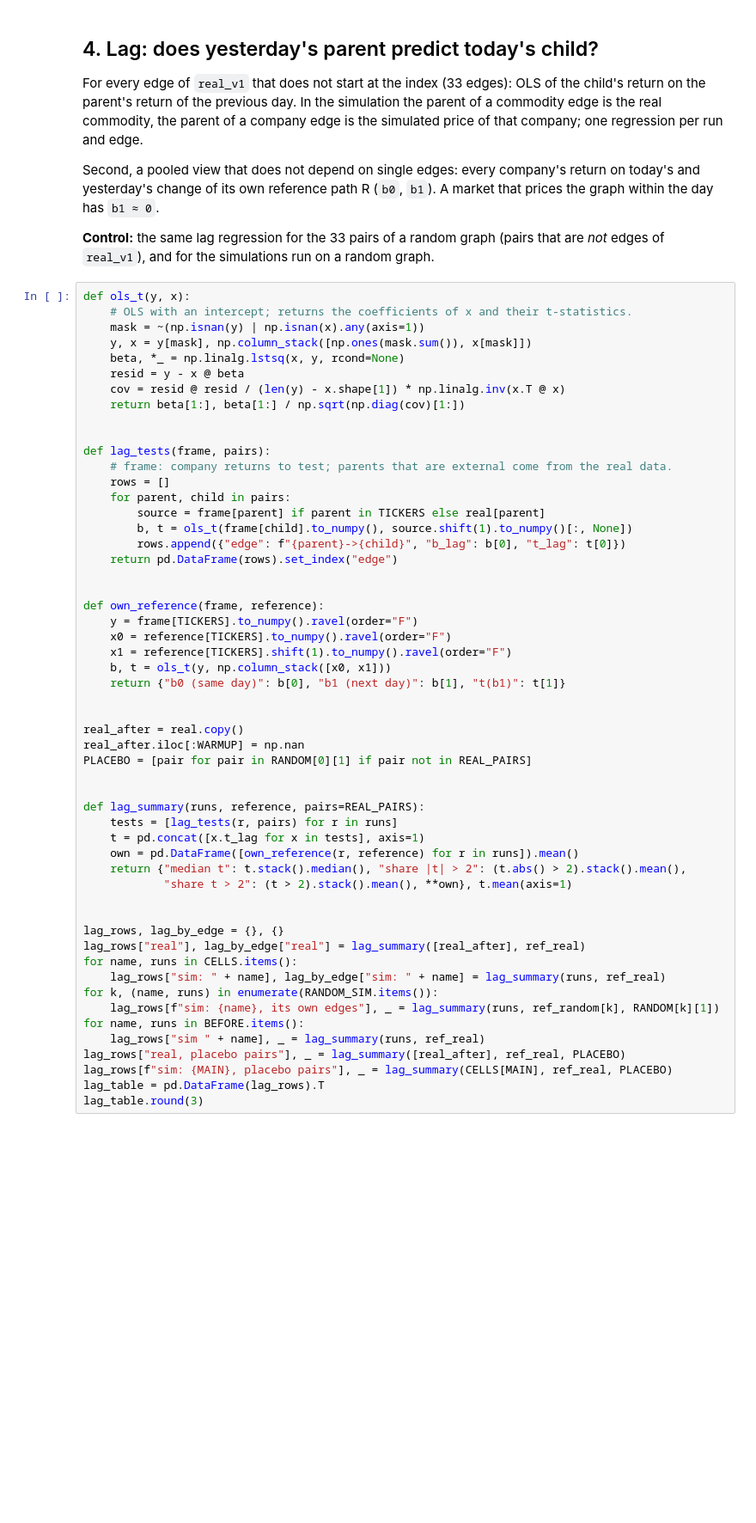
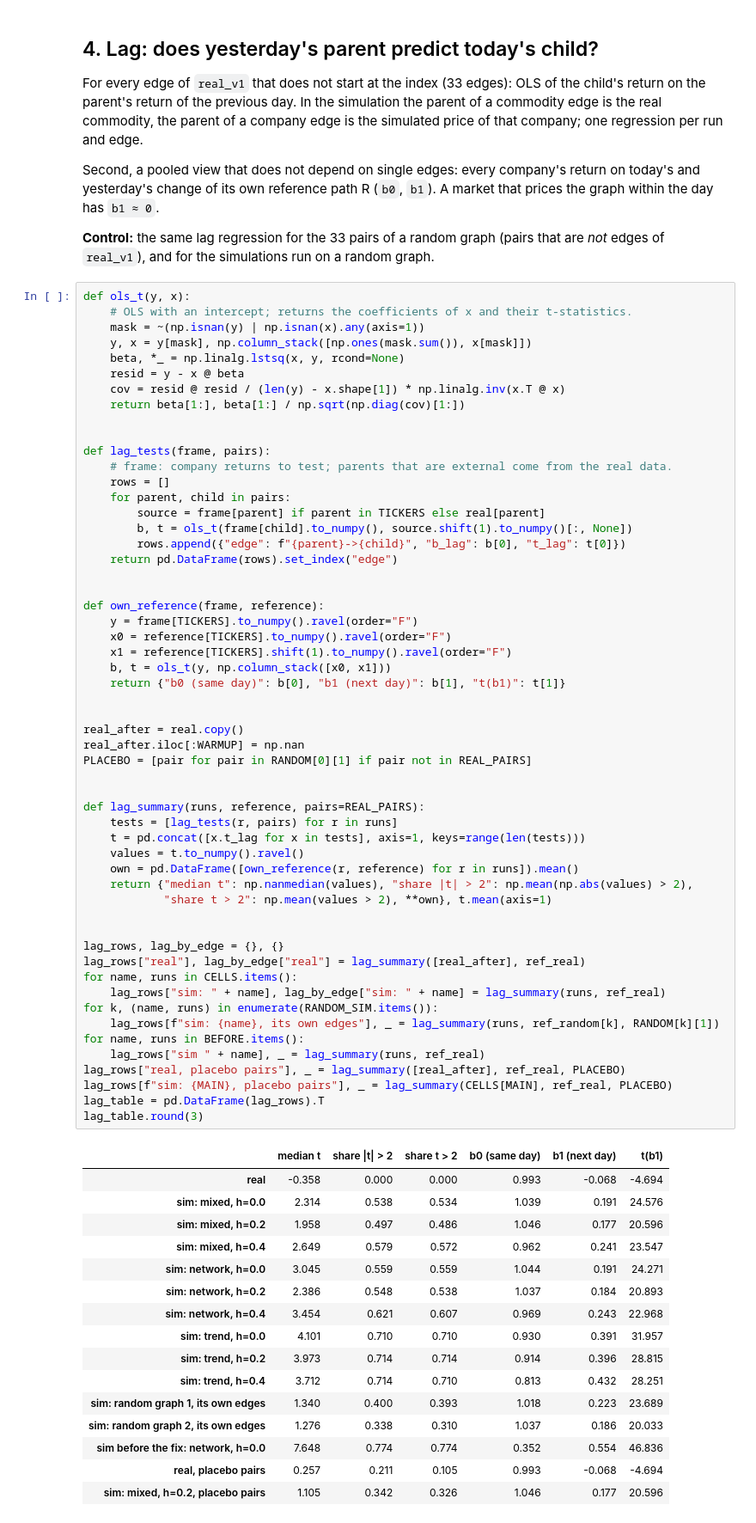
Before and after one commit to dmitrykitty/stock-exchange-simulation, a Jupyter notebook: notebooks/06_real_checks.ipynb, the cells around one changed output. Shown at 86% size. Cells and saved outputs as stored; diff of their text form; blank space fills up the shorter version.

Commit message:
notebooks: run F6 wave and real-checks notebooks on the short E5

```diff
--- a/notebooks/06_real_checks.ipynb
+++ b/notebooks/06_real_checks.ipynb
@@ -493,36 +653,54 @@ def lag_tests(frame, pairs):
 def own_reference(frame, reference):
     y = frame[TICKERS].to_numpy().ravel(order="F")
     x0 = reference[TICKERS].to_numpy().ravel(order="F")
     x1 = reference[TICKERS].shift(1).to_numpy().ravel(order="F")
     b, t = ols_t(y, np.column_stack([x0, x1]))
     return {"b0 (same day)": b[0], "b1 (next day)": b[1], "t(b1)": t[1]}
 
 
 real_after = real.copy()
 real_after.iloc[:WARMUP] = np.nan
 PLACEBO = [pair for pair in RANDOM[0][1] if pair not in REAL_PAIRS]
 
 
 def lag_summary(runs, reference, pairs=REAL_PAIRS):
     tests = [lag_tests(r, pairs) for r in runs]
-    t = pd.concat([x.t_lag for x in tests], axis=1)
+    t = pd.concat([x.t_lag for x in tests], axis=1, keys=range(len(tests)))
+    values = t.to_numpy().ravel()
     own = pd.DataFrame([own_reference(r, reference) for r in runs]).mean()
-    return {"median t": t.stack().median(), "share |t| > 2": (t.abs() > 2).stack().mean(),
-            "share t > 2": (t > 2).stack().mean(), **own}, t.mean(axis=1)
+    return {"median t": np.nanmedian(values), "share |t| > 2": np.mean(np.abs(values) > 2),
+            "share t > 2": np.mean(values > 2), **own}, t.mean(axis=1)
 
 
 lag_rows, lag_by_edge = {}, {}
 lag_rows["real"], lag_by_edge["real"] = lag_summary([real_after], ref_real)
 for name, runs in CELLS.items():
     lag_rows["sim: " + name], lag_by_edge["sim: " + name] = lag_summary(runs, ref_real)
 for k, (name, runs) in enumerate(RANDOM_SIM.items()):
     lag_rows[f"sim: {name}, its own edges"], _ = lag_summary(runs, ref_random[k], RANDOM[k][1])
 for name, runs in BEFORE.items():
     lag_rows["sim " + name], _ = lag_summary(runs, ref_real)
 lag_rows["real, placebo pairs"], _ = lag_summary([real_after], ref_real, PLACEBO)
 lag_rows[f"sim: {MAIN}, placebo pairs"], _ = lag_summary(CELLS[MAIN], ref_real, PLACEBO)
 lag_table = pd.DataFrame(lag_rows).T
 lag_table.round(3)
+# %% [output]
+|  | median t | share |t| > 2 | share t > 2 | b0 (same day) | b1 (next day) | t(b1) |
+| real | -0.358 | 0.000 | 0.000 | 0.993 | -0.068 | -4.694 |
+| sim: mixed, h=0.0 | 2.314 | 0.538 | 0.534 | 1.039 | 0.191 | 24.576 |
+| sim: mixed, h=0.2 | 1.958 | 0.497 | 0.486 | 1.046 | 0.177 | 20.596 |
+| sim: mixed, h=0.4 | 2.649 | 0.579 | 0.572 | 0.962 | 0.241 | 23.547 |
+| sim: network, h=0.0 | 3.045 | 0.559 | 0.559 | 1.044 | 0.191 | 24.271 |
+| sim: network, h=0.2 | 2.386 | 0.548 | 0.538 | 1.037 | 0.184 | 20.893 |
+| sim: network, h=0.4 | 3.454 | 0.621 | 0.607 | 0.969 | 0.243 | 22.968 |
+| sim: trend, h=0.0 | 4.101 | 0.710 | 0.710 | 0.930 | 0.391 | 31.957 |
+| sim: trend, h=0.2 | 3.973 | 0.714 | 0.714 | 0.914 | 0.396 | 28.815 |
+| sim: trend, h=0.4 | 3.712 | 0.714 | 0.710 | 0.813 | 0.432 | 28.251 |
+| sim: random graph 1, its own edges | 1.340 | 0.400 | 0.393 | 1.018 | 0.223 | 23.689 |
+| sim: random graph 2, its own edges | 1.276 | 0.338 | 0.310 | 1.037 | 0.186 | 20.033 |
+| sim before the fix: network, h=0.0 | 7.648 | 0.774 | 0.774 | 0.352 | 0.554 | 46.836 |
+| real, placebo pairs | 0.257 | 0.211 | 0.105 | 0.993 | -0.068 | -4.694 |
+| sim: mixed, h=0.2, placebo pairs | 1.105 | 0.342 | 0.326 | 1.046 | 0.177 | 20.596 |
 # %%
 edges = pd.DataFrame({"weight": {f"{e.parent}->{e.child}": e.w_full for e in GRAPH.edges if e.parent != "sp500"},
                       "real t": lag_by_edge["real"], f"sim t ({MAIN})": lag_by_edge[f"sim: {MAIN}"]})
```
Also changed, not shown: parts of 15 cells of this notebook, 1 other file.
